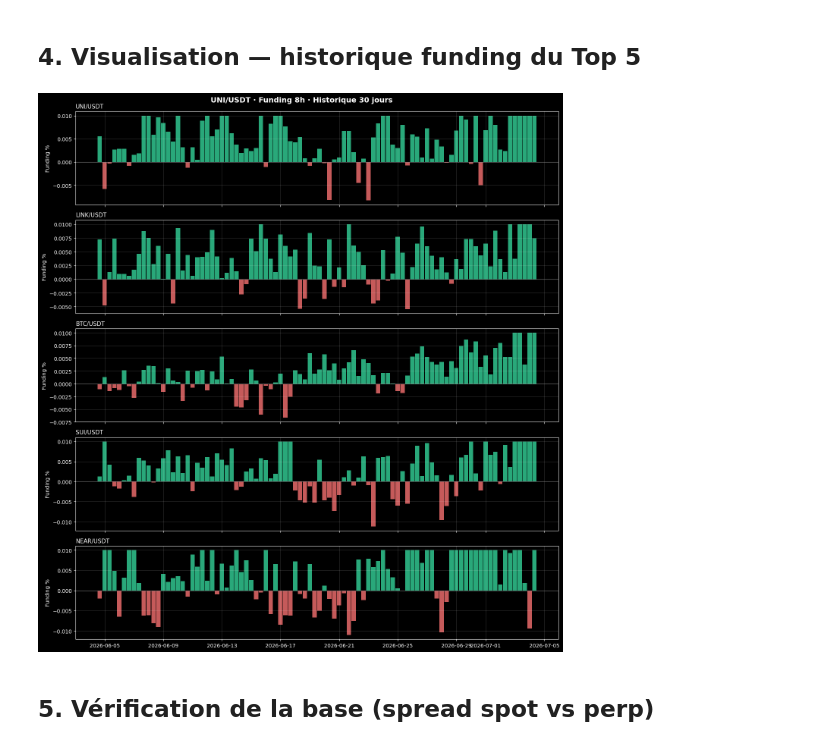
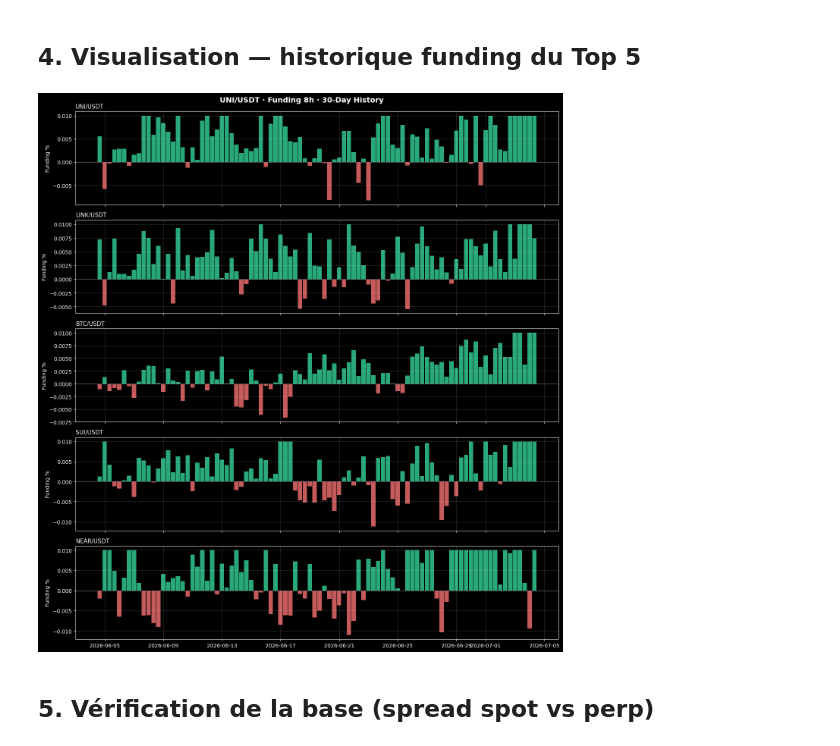
Before and after one commit to Paul-Arnaud-Battandier/ML-Crypto-Bot, a Jupyter notebook: FundingCarry_Multi/research/funding_scanner.ipynb, the cells around one changed output. Drawn from its saved outputs; the diff is of its cells as text; code cells hidden in the pictures.

```diff
--- a/FundingCarry_Multi/research/funding_scanner.ipynb
+++ b/FundingCarry_Multi/research/funding_scanner.ipynb
@@ -156,32 +156,29 @@ print('   positive_pct = % du temps où le funding était positif (consistance)'
 # %%
 plt.style.use('dark_background')
 
 top5 = df_ranked.head(5)['symbol'].tolist()
 
 fig, axes = plt.subplots(len(top5), 1, figsize=(14, 3*len(top5)), sharex=True)
-fig.suptitle('UNI/USDT · Funding 8h · Historique 30 jours', fontsize=14, fontweight='bold')
+fig.suptitle('UNI/USDT · Funding 8h · 30-Day History', fontsize=14, fontweight='bold')
 
 for i, sym in enumerate(top5):
     hist = fetch_funding_history(sym, days=30)
     if hist is None:
         continue
     ax = axes[i] if len(top5) > 1 else axes
     funding_pct = hist['fundingRate'] * 100
     colors = ['#34d399' if v > 0 else '#f87171' for v in funding_pct]
     ax.bar(hist.index, funding_pct, color=colors, width=0.3, alpha=0.8)
     ax.axhline(0, color='gray', linewidth=0.8)
     ax.set_title(sym, fontsize=11, loc='left')
     ax.set_ylabel('Funding %')
     ax.grid(alpha=0.2)
 
-fig.suptitle('UNI/USDT · Funding 8h · Historique 30 jours',
-             fontsize=14, fontweight='bold')
 plt.savefig('funding_chart.png', dpi=150, bbox_inches='tight', facecolor='#0a0d12')
-
 plt.tight_layout()
 plt.show()
 # %% [output]
-[figure, old version]
+[figure, new version]
 # %% [markdown]
 ## 5. Vérification de la base (spread spot vs perp)
 # %%
```
Also changed, not shown: parts of 4 cells of this notebook, 5 other files.
